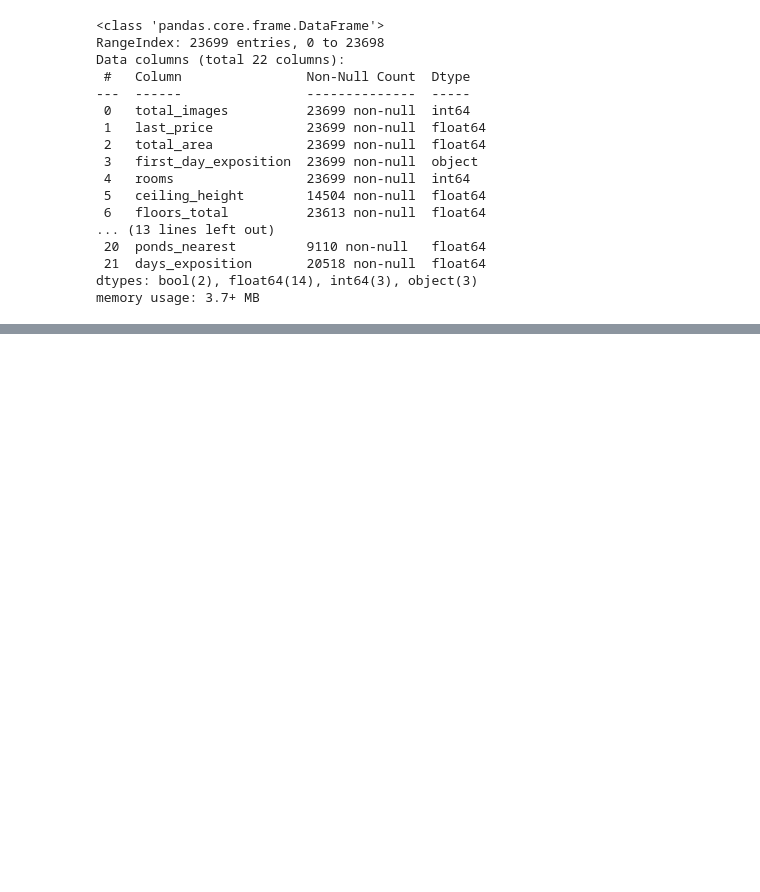
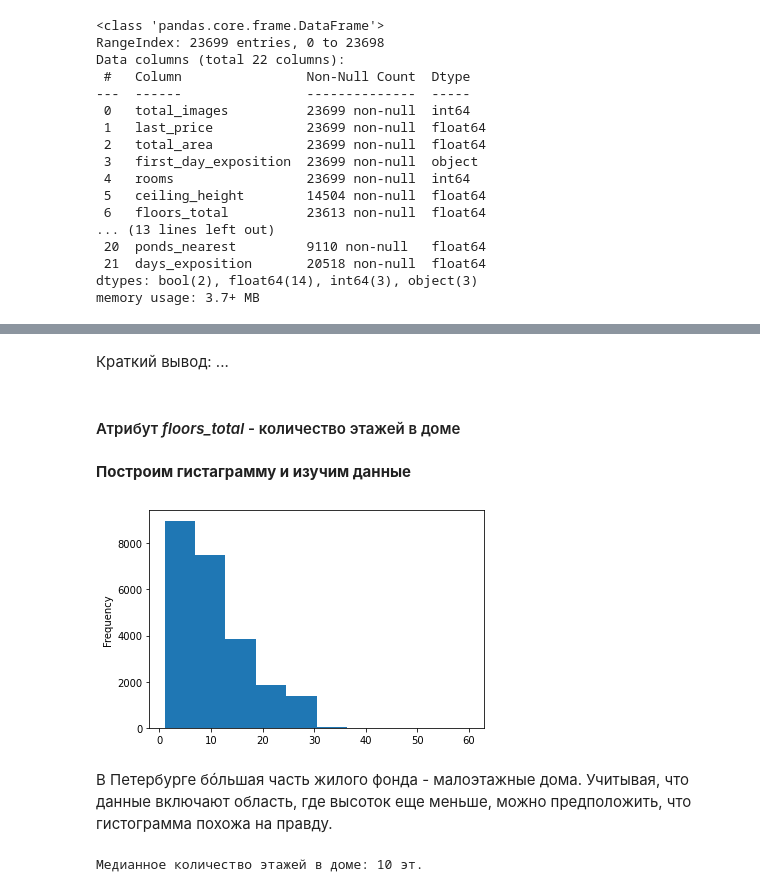
Before and after one commit to dmakarchikov/yap_sprint_5_spb_house_cost, a Jupyter notebook: project_5.ipynb, the cells around one changed output, grey strips where cells are left out. Cells and saved outputs as stored; diff of their text form; code cells hidden in the pictures; blank space fills up the shorter version.

```diff
--- a/project_5.ipynb
+++ b/project_5.ipynb
@@ -57,0 +155,16 @@ TypeError: 'method' object is not subscriptable
+# %% [markdown]
+Краткий вывод: ...
+# %% [markdown]
+#### Атрибут *floors_total* - количество этажей в доме
+# %% [markdown]
+**Построим гистаграмму и изучим данные**
+# %%
+data['floors_total'].plot(kind='hist');
+# %% [output]
+[figure, added]
+# %% [markdown]
+В Петербурге бóльшая часть жилого фонда - малоэтажные дома. Учитывая, что данные включают область, где высоток еще меньше, можно предположить, что гистограмма похожа на правду.
+# %%
+print(f'Медианное количество этажей в доме: {int(data["floors_total"].mean())} эт.')
+# %% [output]
+Медианное количество этажей в доме: 10 эт.
```
Also changed, not shown: parts of 96 cells of this notebook.
